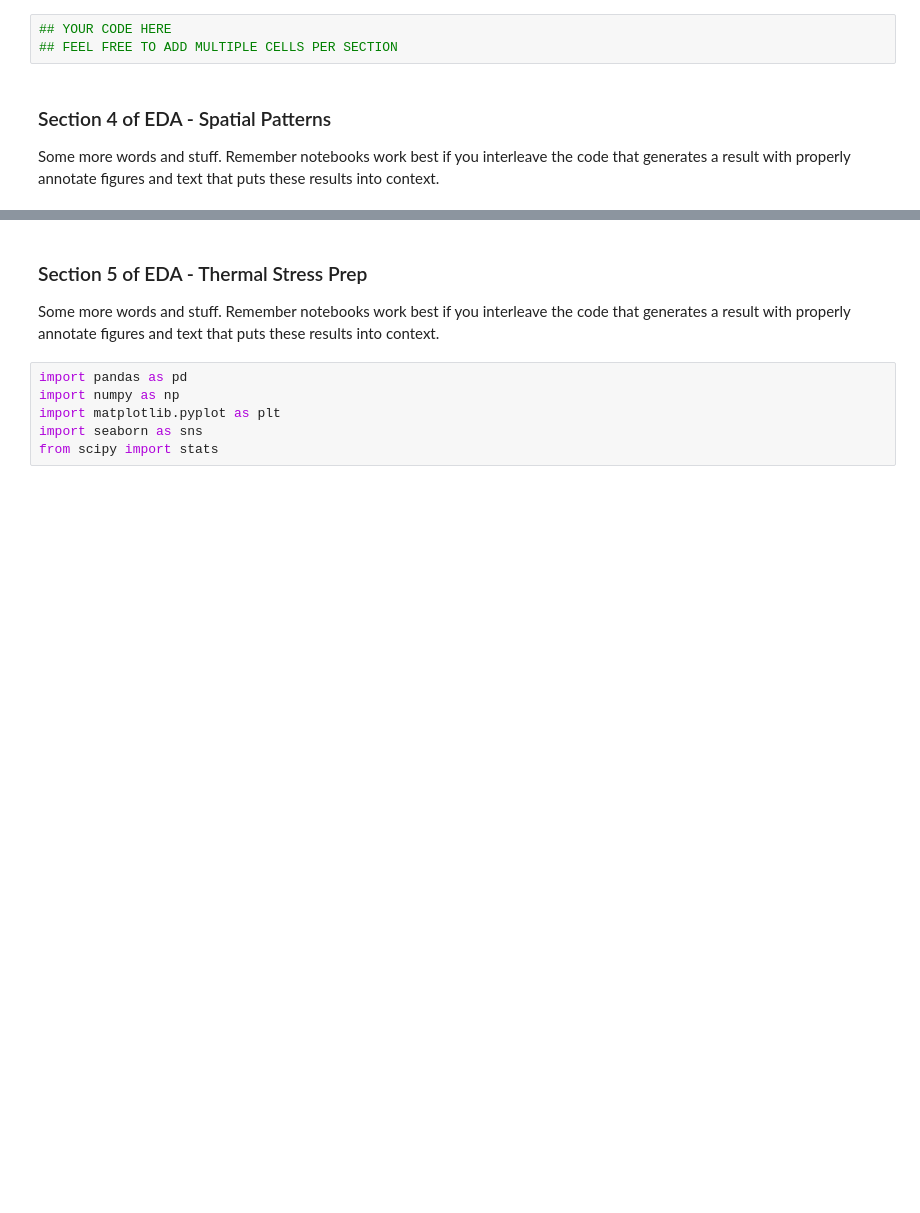
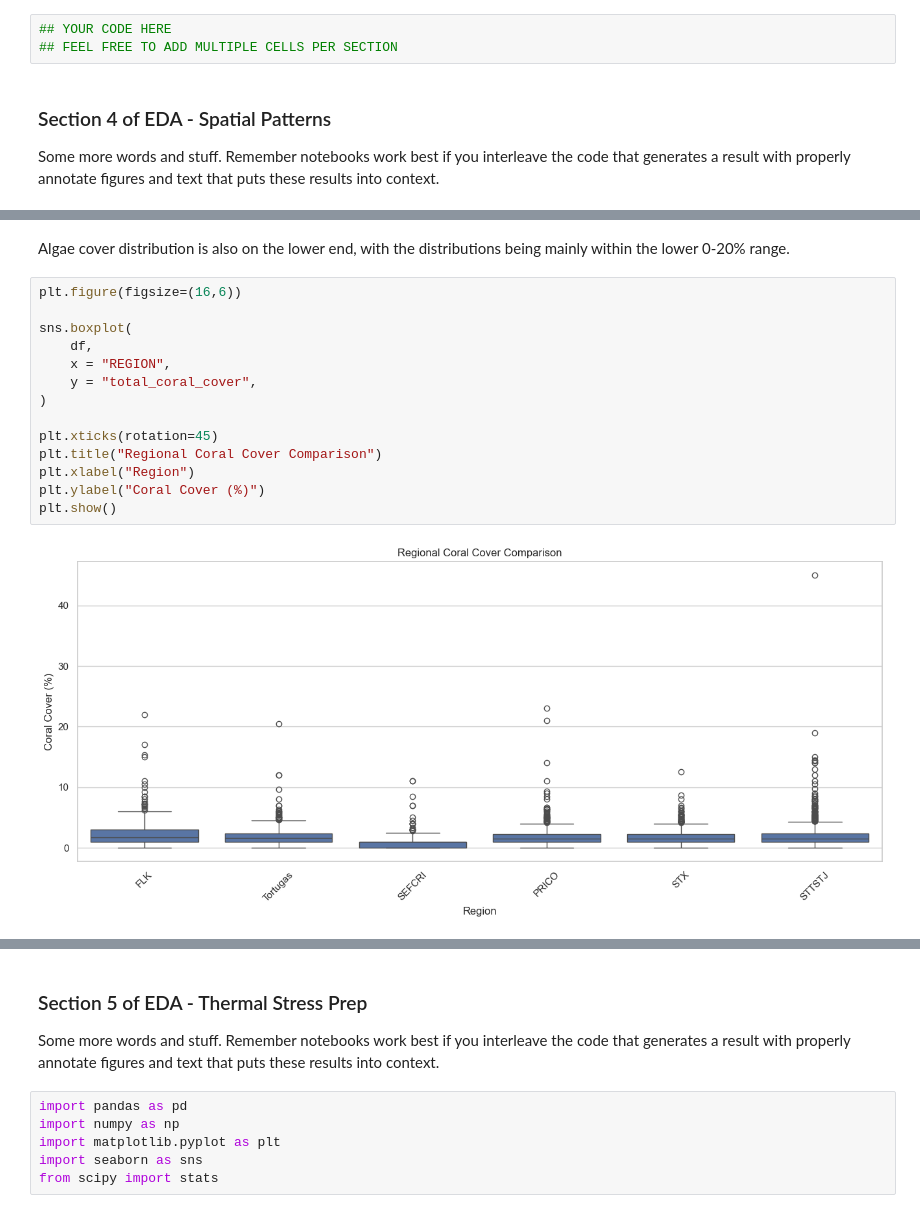
Before and after one commit to COGS108/Group032_WI26, a Jupyter notebook: 02-EDACheckpoint.ipynb, the cells around one changed output, grey strips where cells are left out. Saved outputs shown, nothing was run; the diff lists cells and outputs as text; blank space fills up the shorter version.

```diff
--- a/02-EDACheckpoint.ipynb
+++ b/02-EDACheckpoint.ipynb
@@ -917,0 +982,18 @@ Some more words and stuff.  Remember notebooks work best if you interleave the c
+# %% [markdown]
+Algae cover distribution is also on the lower end, with the distributions being mainly within the lower 0-20% range.
+# %%
+plt.figure(figsize=(16,6))
+
+sns.boxplot(
+    df,
+    x = "REGION",
+    y = "total_coral_cover",
+)
+
+plt.xticks(rotation=45)
+plt.title("Regional Coral Cover Comparison")
+plt.xlabel("Region")
+plt.ylabel("Coral Cover (%)")
+plt.show()
+# %% [output]
+[figure, added]
```
Also changed, not shown: parts of 16 cells of this notebook.
